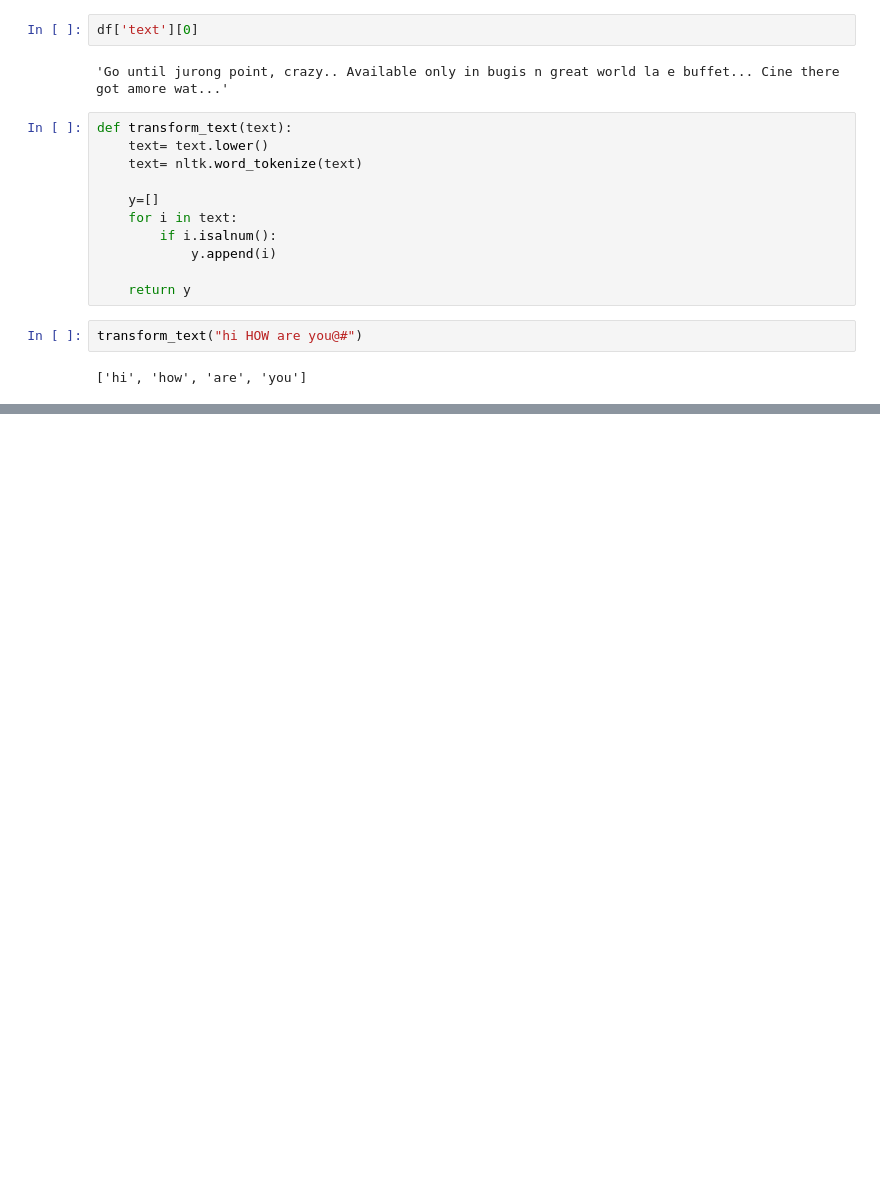
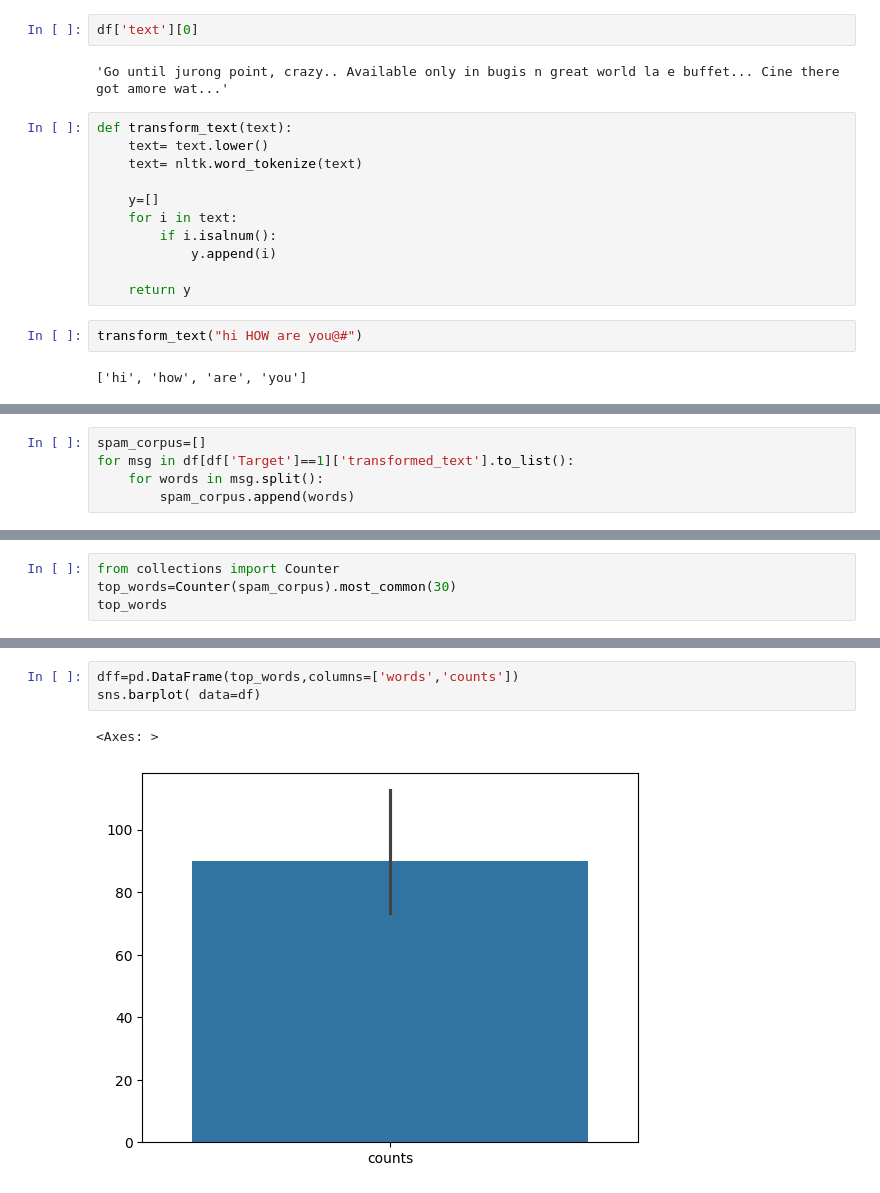
Before and after one commit to Ashish570raj/SMS-or-Email-Spam-Classifier, a Jupyter notebook: classifirer.ipynb, the cells around one changed output, grey strips where cells are left out. Drawn from its saved outputs; the diff is of its cells as text; blank space fills up the shorter version.

```diff
--- a/classifirer.ipynb
+++ b/classifirer.ipynb
@@ -354,0 +479,5 @@ transform_text("hi HOW are you@#")
+# %%
+spam_corpus=[]
+for msg in df[df['Target']==1]['transformed_text'].to_list():
+    for words in msg.split():
+        spam_corpus.append(words)
@@ -354,0 +488,4 @@ transform_text("hi HOW are you@#")
+# %%
+from collections import Counter
+top_words=Counter(spam_corpus).most_common(30)
+top_words
@@ -354,0 +510,6 @@ transform_text("hi HOW are you@#")
+# %%
+dff=pd.DataFrame(top_words,columns=['words','counts'])
+sns.barplot( data=df)
+# %% [output]
+<Axes: >
+[figure, added]
```
Also changed, not shown: parts of 21 cells of this notebook.
